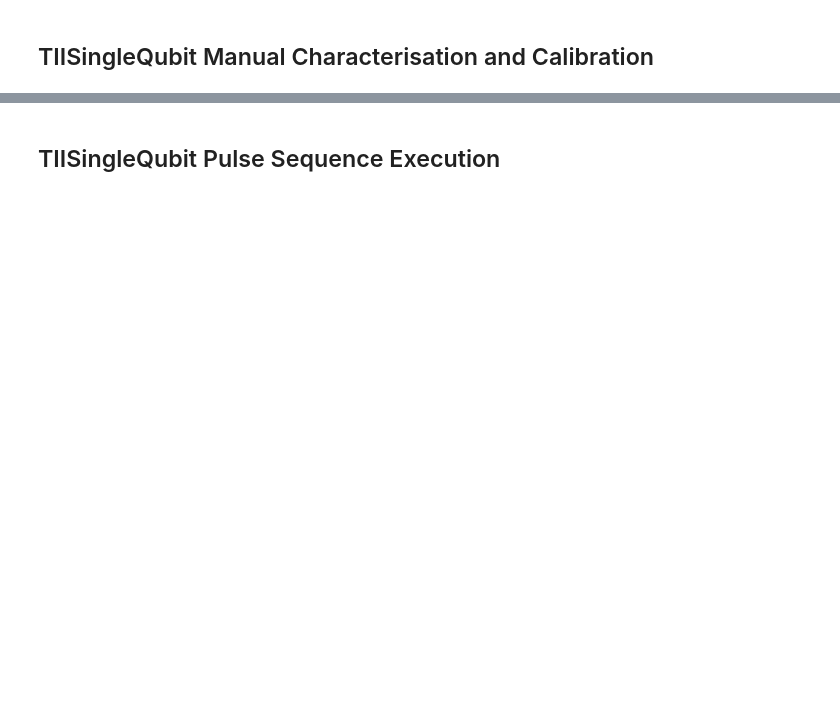
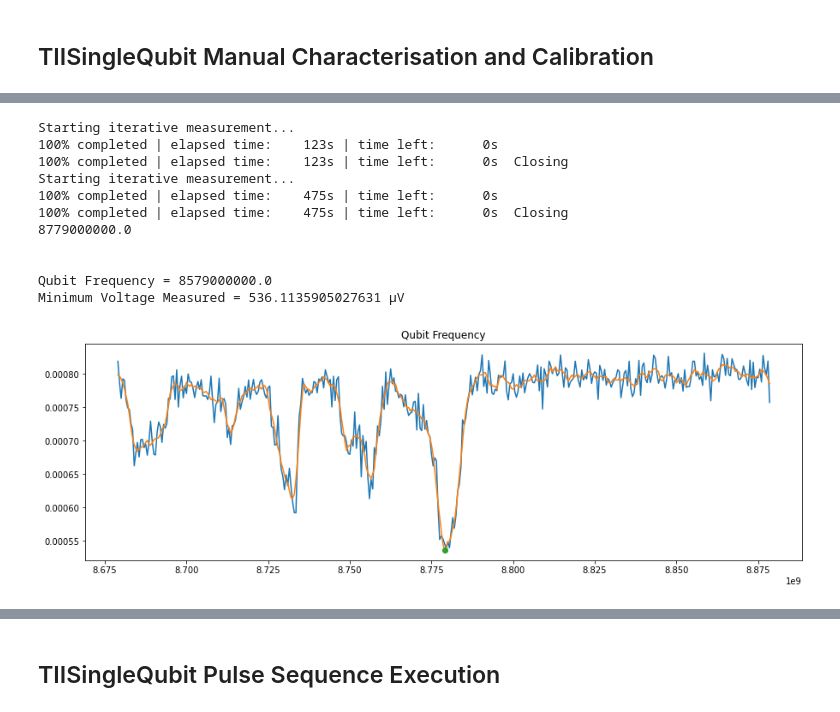
Before and after one commit to qiboteam/qibolab, a Jupyter notebook: diagnostics/tii_single_qubit_diagnosis.ipynb, the cells around one changed output, grey strips where cells are left out. Drawn from its saved outputs; the diff is of its cells as text; code cells hidden in the pictures; blank space fills up the shorter version.

```diff
--- a/diagnostics/tii_single_qubit_diagnosis.ipynb
+++ b/diagnostics/tii_single_qubit_diagnosis.ipynb
@@ -17,5 +25,23 @@ dataset = diagnostics.run_resonator_spectroscopy()
 # %%
-dataset = diagnostics.run_qubit_spectroscopy()
+import numpy as np
+dataset = diagnostics.run_qubit_spectroscopy(fast_sweep_software_averages = 1,
+                                precision_sweep_software_averages = 2,
+                                fast_sweep_scan_range =  np.arange(-700e6, 300e6, 5e6),
+                                precision_sweep_scan_range = np.arange(-100e6, 100e6, 0.5e6)
+                              )
+# %% [output]
+Starting iterative measurement...
+100% completed | elapsed time:    123s | time left:      0s
+100% completed | elapsed time:    123s | time left:      0s  Closing
+Starting iterative measurement...
+100% completed | elapsed time:    475s | time left:      0s
+100% completed | elapsed time:    475s | time left:      0s  Closing
+8779000000.0
+
+
+Qubit Frequency = 8579000000.0
+Minimum Voltage Measured = 536.1135905027631 μV
+[figure, added]
 # %%
 diagnostics.run_Rabi_pulse_length()
 # %% [output]
```
Also changed, not shown: parts of 7 cells of this notebook, 3 other files.
